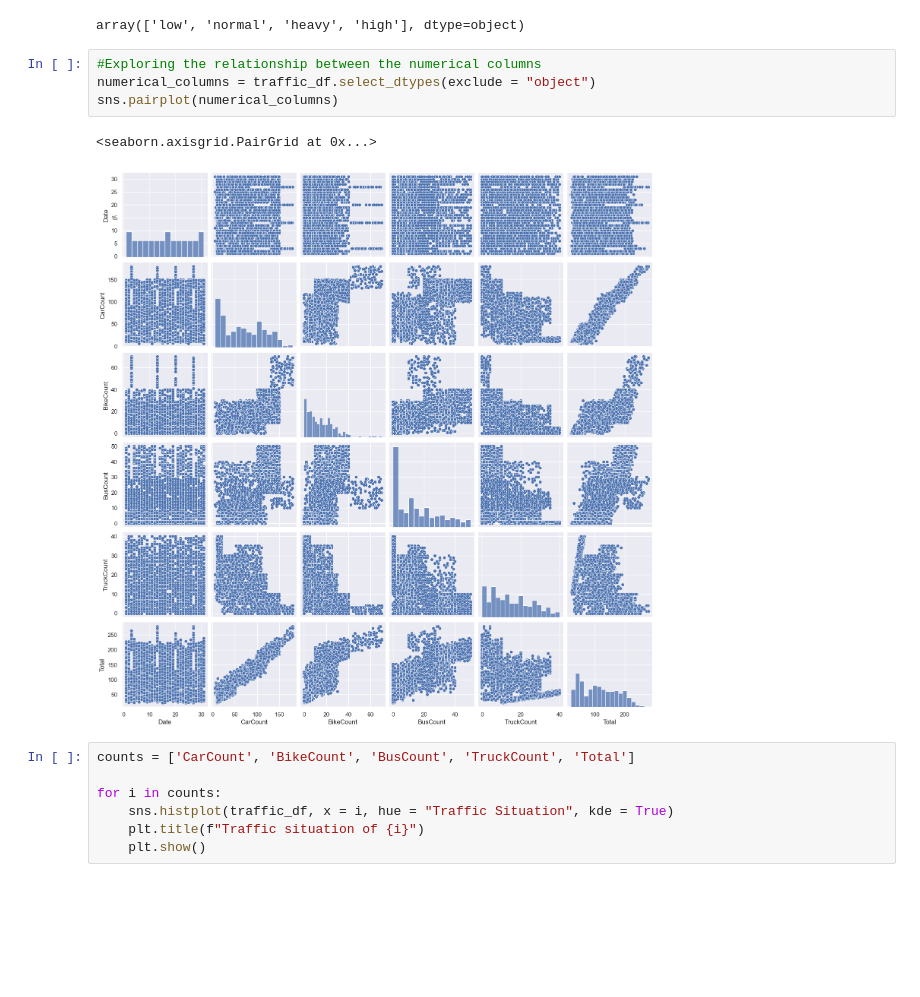
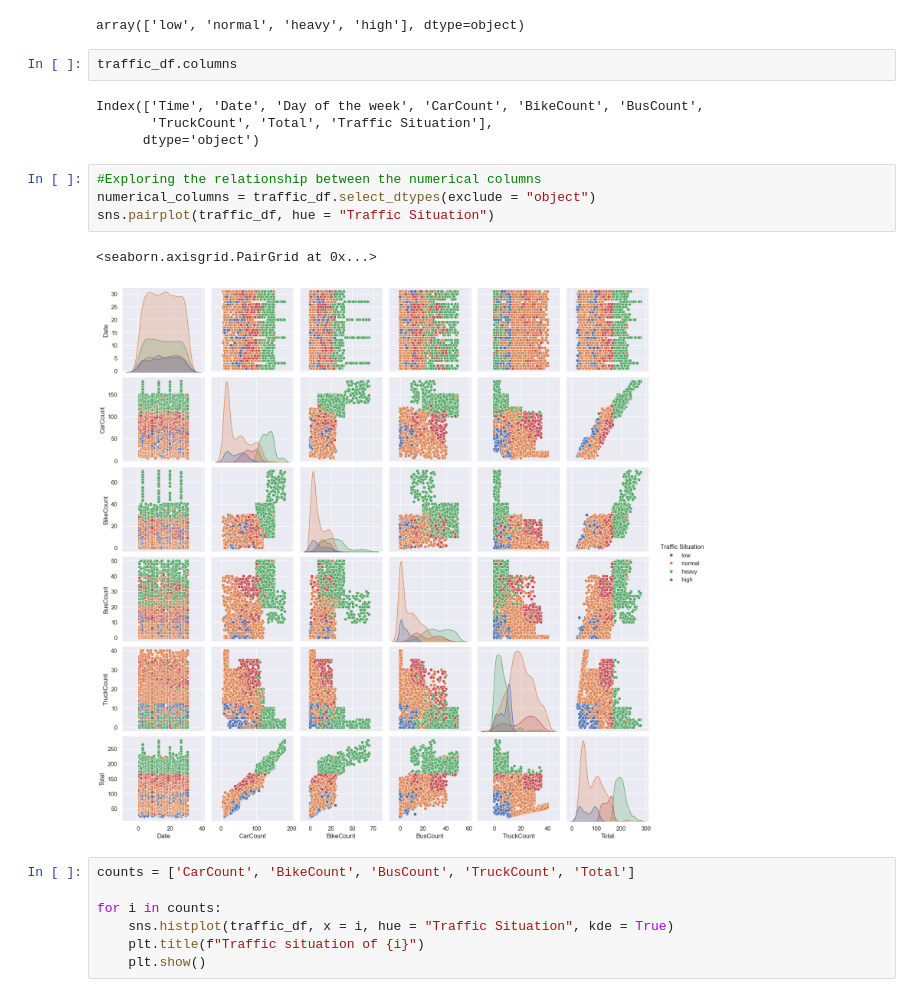
Before and after one commit to Kazeem-Bello/Traffic-Analysis, a Jupyter notebook: assignment.ipynb, the cells around one changed output. Cells and saved outputs as stored; diff of their text form; blank space fills up the shorter version.

```diff
--- a/assignment.ipynb
+++ b/assignment.ipynb
@@ -91,13 +91,19 @@ array([ 0,  6,  4, 22, 16, 28, 11, 24, 27, 20, 29, 12, 13, 39, 23, 37, 18,
 traffic_df["Traffic Situation"].unique()
 # %% [output]
 array(['low', 'normal', 'heavy', 'high'], dtype=object)
+# %%
+traffic_df.columns
+# %% [output]
+Index(['Time', 'Date', 'Day of the week', 'CarCount', 'BikeCount', 'BusCount',
+       'TruckCount', 'Total', 'Traffic Situation'],
+      dtype='object')
 # %%
 #Exploring the relationship between the numerical columns
 numerical_columns = traffic_df.select_dtypes(exclude = "object")
-sns.pairplot(numerical_columns)
+sns.pairplot(traffic_df, hue = "Traffic Situation")
 # %% [output]
 <seaborn.axisgrid.PairGrid at 0x...>
-[figure, old version]
+[figure, new version]
 # %%
 counts = ['CarCount', 'BikeCount', 'BusCount', 'TruckCount', 'Total']
 
```
Also changed, not shown: parts of 8 cells of this notebook.
